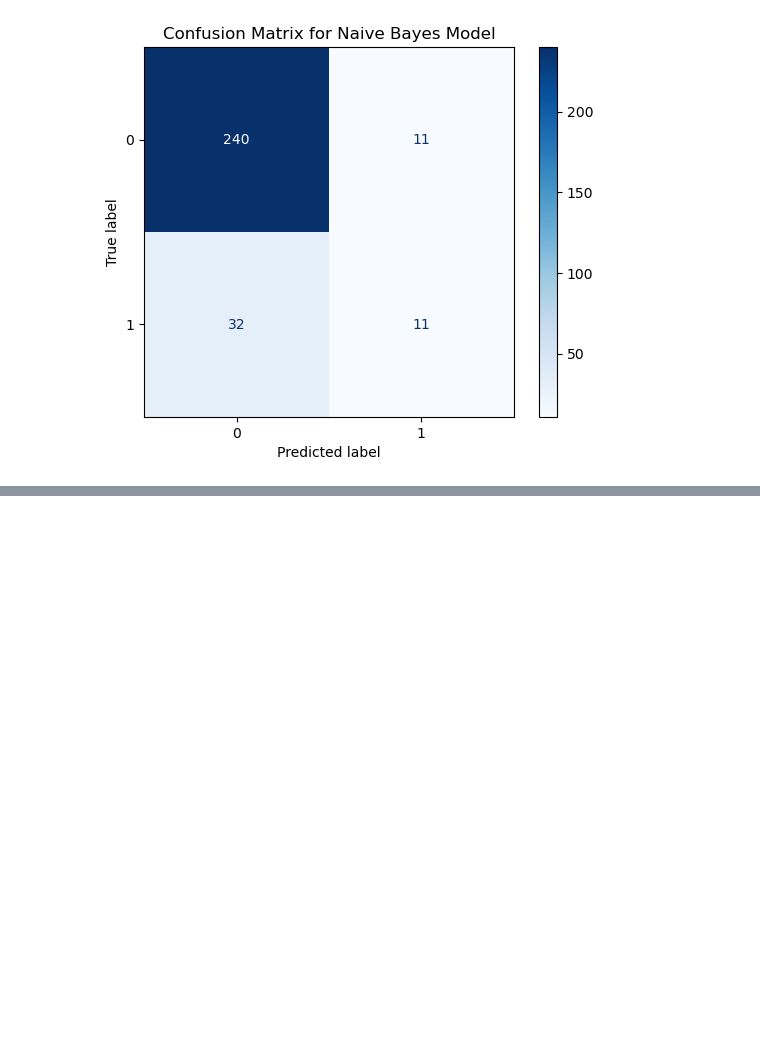
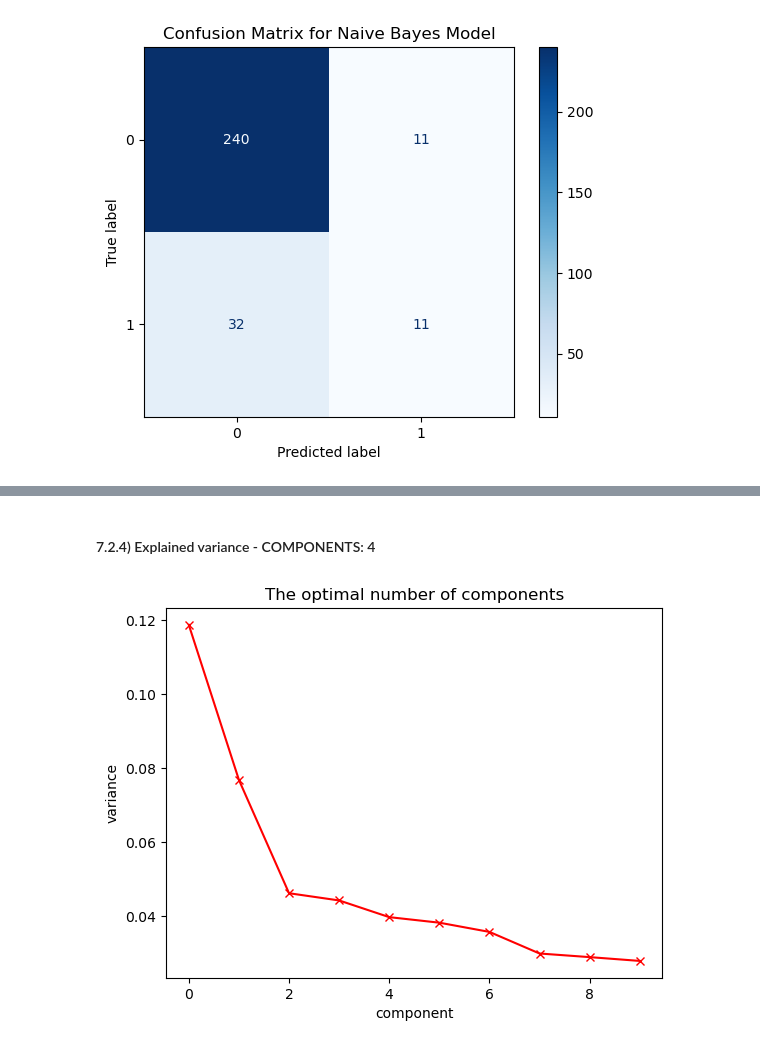
Before and after one commit to TRossen89/BI_MP_Assignments, a Jupyter notebook: MP4_Machine_learning_for_analysis_and_prediction_of_attrition.ipynb, the cells around one changed output, grey strips where cells are left out. Cells and saved outputs as stored; diff of their text form; code cells hidden in the pictures; blank space fills up the shorter version.

```diff
--- a/MP4_Machine_learning_for_analysis_and_prediction_of_attrition.ipynb
+++ b/MP4_Machine_learning_for_analysis_and_prediction_of_attrition.ipynb
@@ -574,0 +705,4 @@ plt.show()
+# %%
+pca_clust_2 = PCA(n_components=10)
+pca_data_clust_2 = pca_clust_2.fit_transform(array_of_data_clust)
+pca_data_clust_2
@@ -574,0 +736,11 @@ plt.show()
+# %% [markdown]
+#### 7.2.4) Explained variance - COMPONENTS: 4
+# %%
+
+plt.plot(explained_variance_clust_2, 'bx-', c='red')
+plt.xlabel('component')
+plt.ylabel('variance')
+plt.title('The optimal number of components')
+plt.show()
+# %% [output]
+[figure, added]
```
Also changed, not shown: parts of 52 cells of this notebook.
